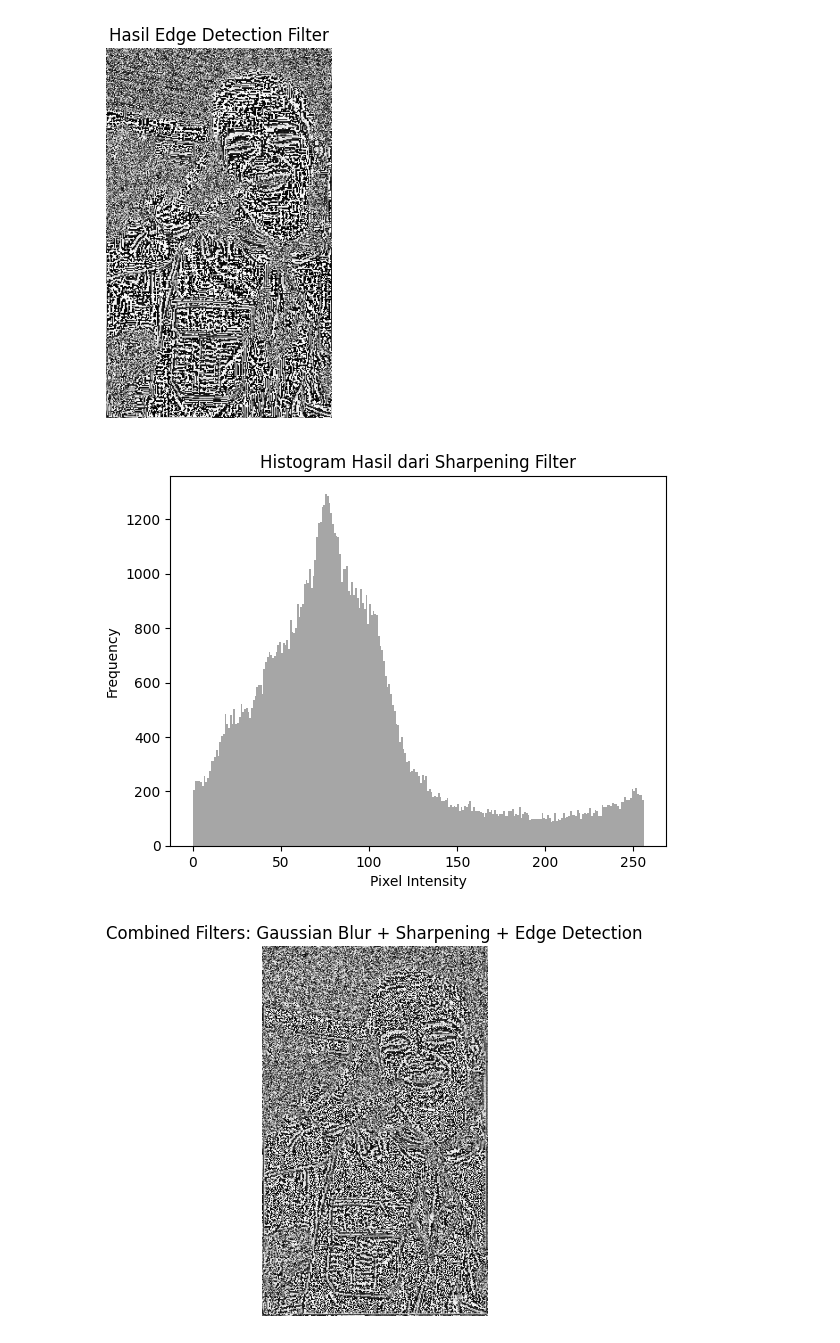
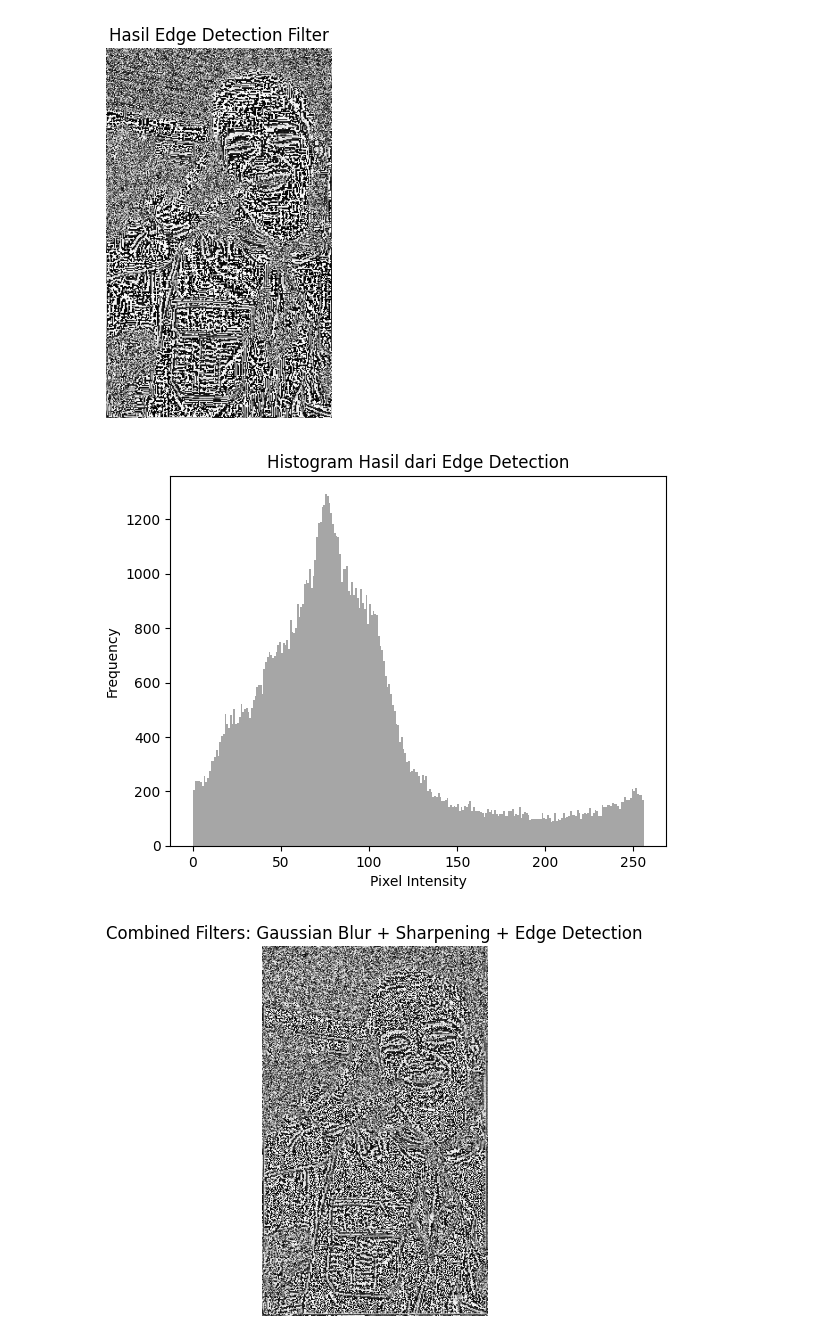
Before and after one commit to Faiznb/Tugas-PengolahanCitraDigital, a Jupyter notebook: PengolahanCitra.ipynb, the cells around one changed output. Saved outputs shown, nothing was run; the diff lists cells and outputs as text; code cells hidden in the pictures.

```diff
--- a/PengolahanCitra.ipynb
+++ b/PengolahanCitra.ipynb
@@ -135,7 +135,7 @@ plt.show()
 # %% [output]
 [figure]
 # %%
-plot_color_histogram(sharpened_img, "Histogram Hasil dari Sharpening Filter")
+plot_color_histogram(sharpened_img, "Histogram Hasil dari Edge Detection")
 # %% [output]
-[figure, old version]
+[figure, new version]
 # %%
```
Also changed, not shown: parts of 2 cells of this notebook.
